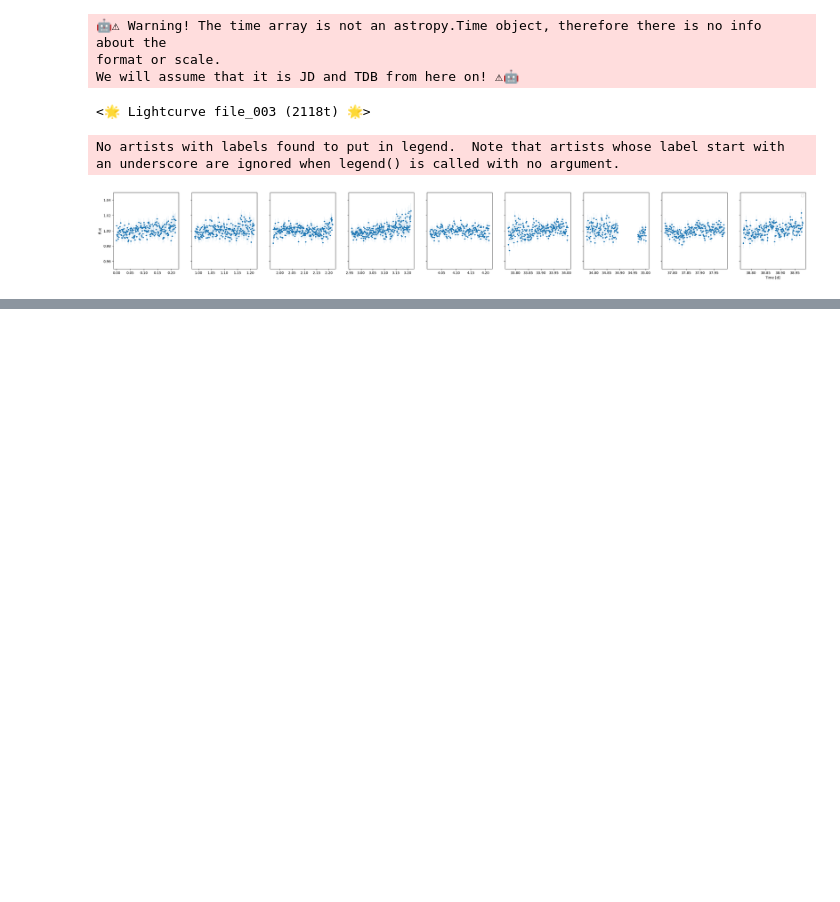
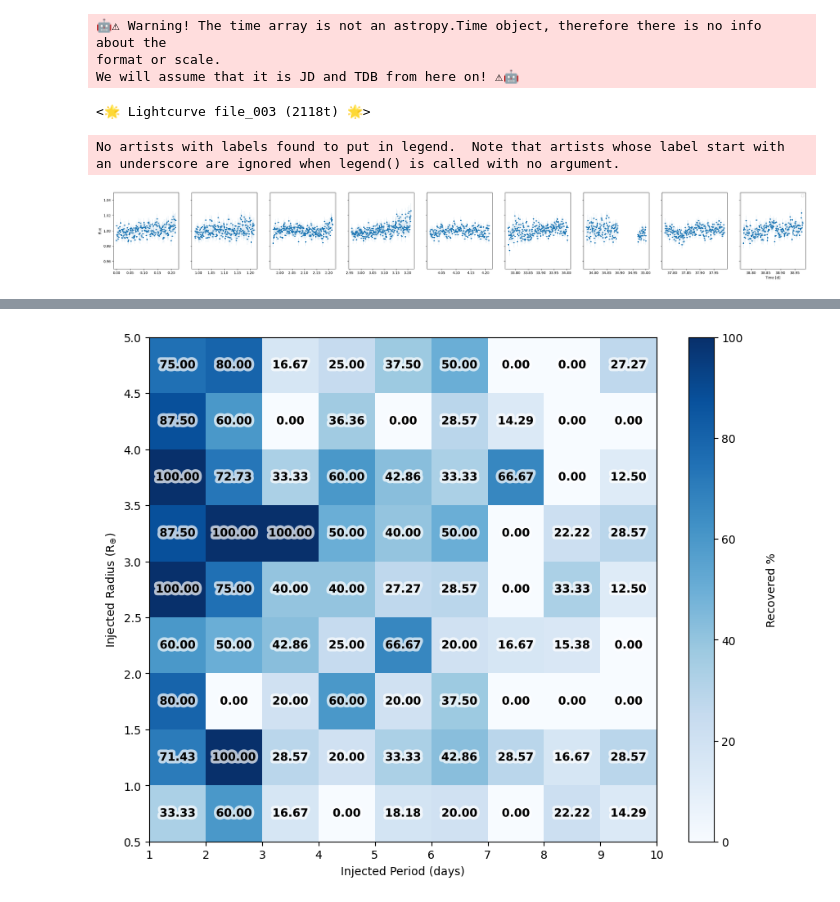
Before and after one commit to catrionamurray/occultence, a Jupyter notebook: occultence/notebooks/Run_LC_condensed.ipynb, the cells around one changed output, grey strips where cells are left out. Drawn from its saved outputs; the diff is of its cells as text; code cells hidden in the pictures; blank space fills up the shorter version.

```diff
--- a/occultence/notebooks/Run_LC_condensed.ipynb
+++ b/occultence/notebooks/Run_LC_condensed.ipynb
@@ -259,0 +266,15 @@ plot_transitparams(x=planets_df['r_p'][planets_df['observed'] == 1.0],
+# %%
+P_bins = np.linspace(1,10,10)
+R_bins = np.linspace(0.5,5,10)
+
+twod_plot(x=10**planets_df['logP'],
+          y=planets_df['r_p'],
+          z=planets_df['recovered'],
+          x_bins=P_bins,
+          y_bins=R_bins,
+          zlabel="Recovered %",
+          statistic="mean",
+          addtext=True,)
+          # svname=f"../../Results/{name}_recovered.png")
+# %% [output]
+[figure, added]
```
Also changed, not shown: parts of 9 cells of this notebook, 1 other file.
